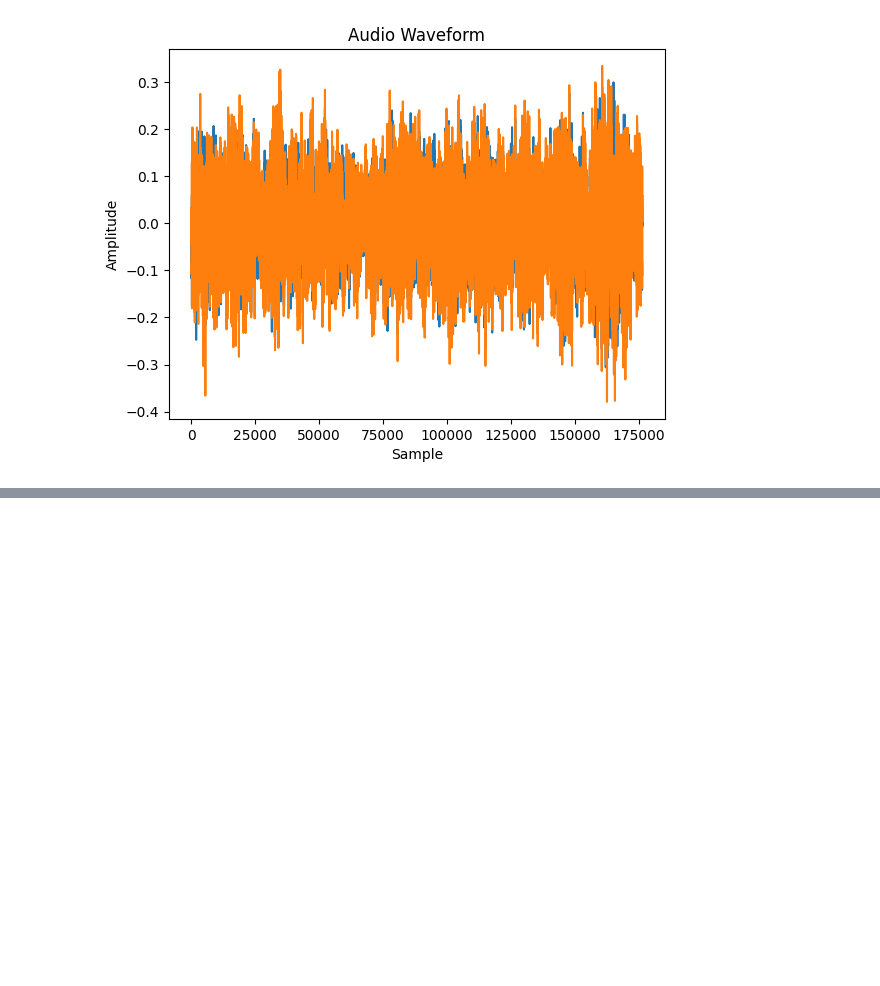
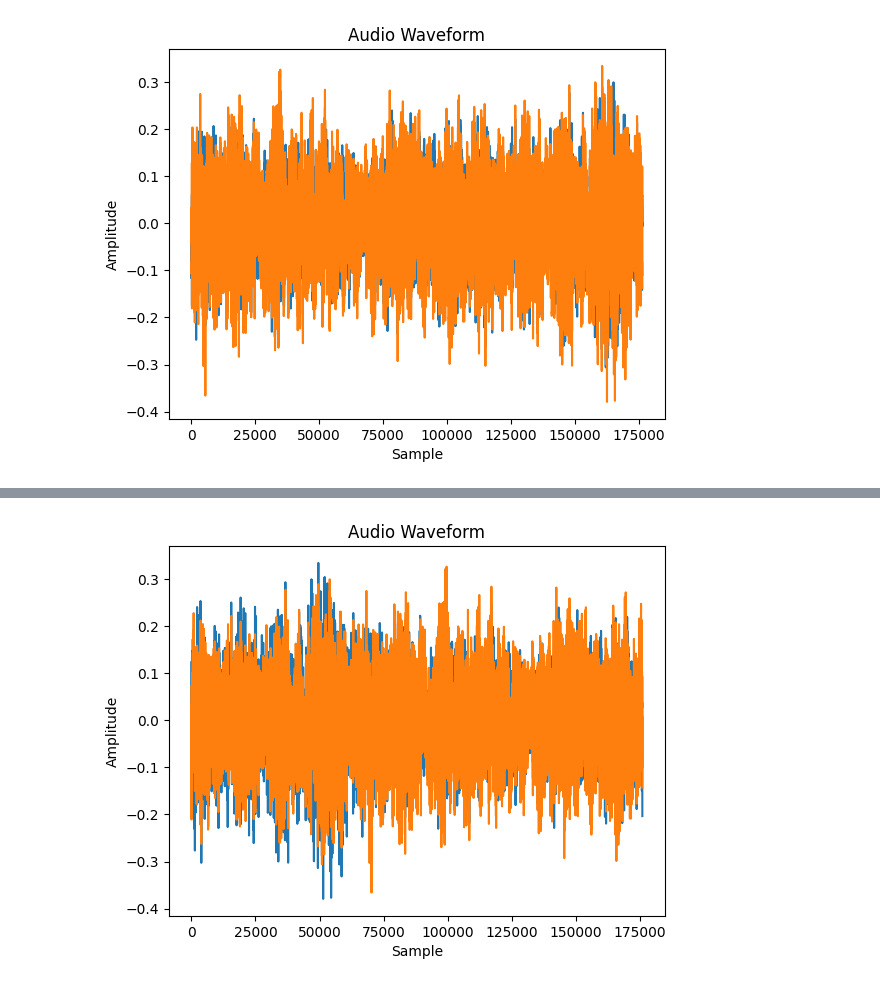
Before and after one commit to AlessioGalluccio/AudioClassificationTutorial, a Jupyter notebook: data_exploration.ipynb, the cells around one changed output, grey strips where cells are left out. Saved outputs shown, nothing was run; the diff lists cells and outputs as text; code cells hidden in the pictures; blank space fills up the shorter version.

```diff
--- a/data_exploration.ipynb
+++ b/data_exploration.ipynb
@@ -23,0 +73,5 @@ plt.show()
+# %%
+shift_aud = AudioUtil.time_shift(dur_aud, 0.4)
+plot_wave(shift_aud[0])
+# %% [output]
+[figure, added]
```
Also changed, not shown: parts of 8 cells of this notebook, 8 other files.
